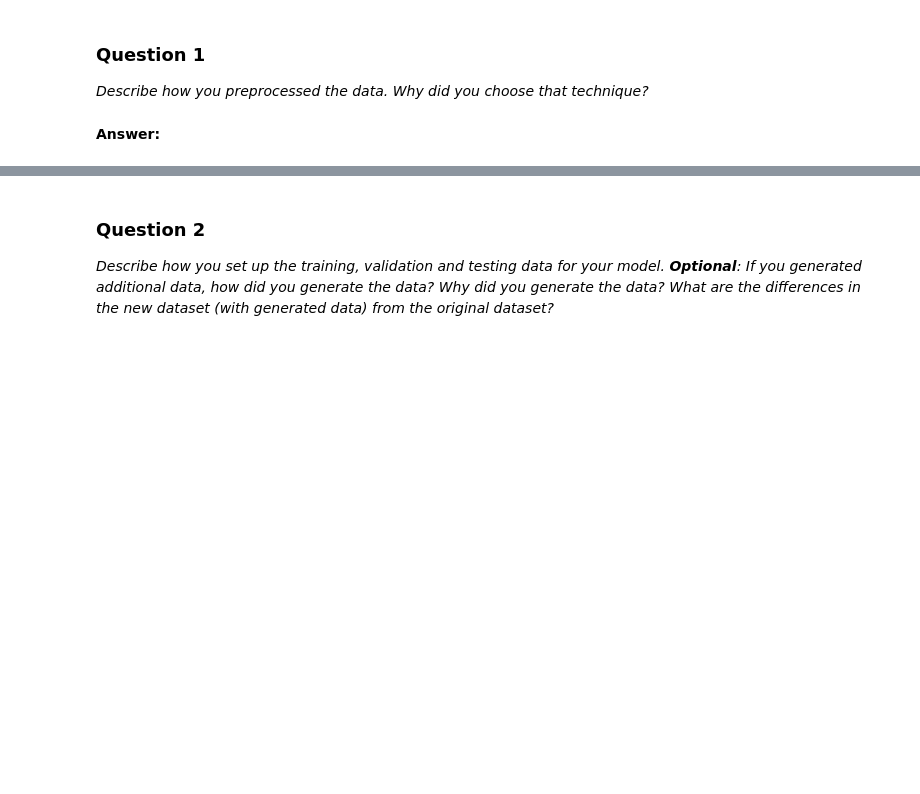
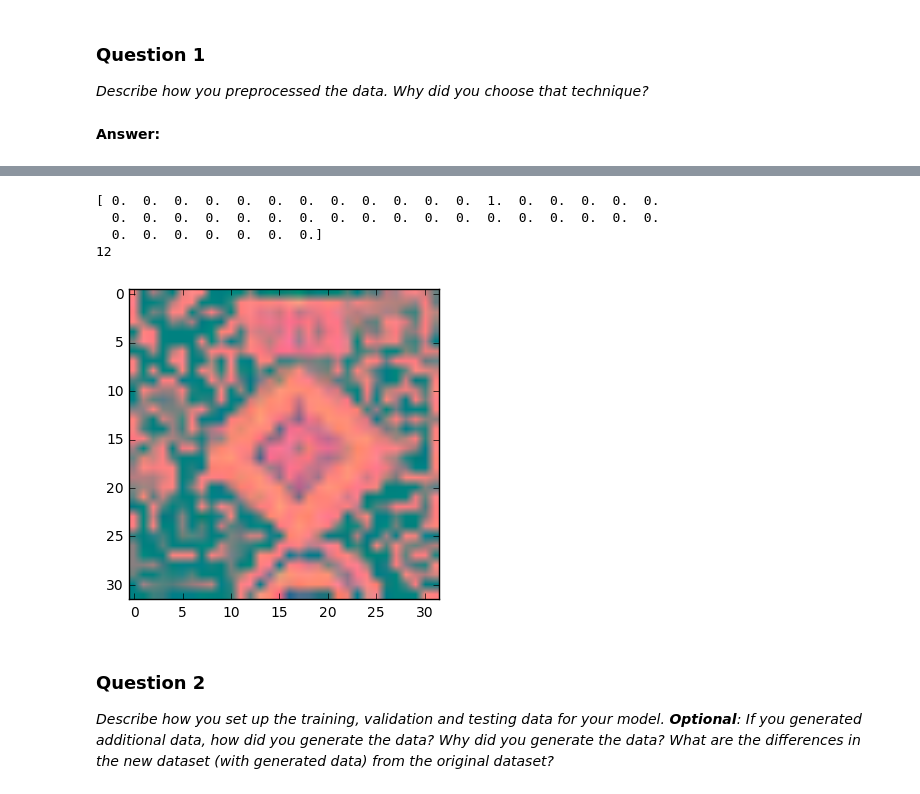
Before and after one commit to nalapati/sdc-traffic-sign-classifier, a Jupyter notebook: Traffic_Sign_Classifier.ipynb, the cells around one changed output, grey strips where cells are left out. Cells and saved outputs as stored; diff of their text form; code cells hidden in the pictures; blank space fills up the shorter version.

```diff
--- a/Traffic_Sign_Classifier.ipynb
+++ b/Traffic_Sign_Classifier.ipynb
@@ -138,31 +156,0 @@ import cv2
-# %%
-import cv2
-
-from sklearn.preprocessing import LabelBinarizer
-
-### Preprocess the data here.
-### Feel free to use as many code cells as needed.
-def pre_process(image):
-    # Convert to yuv, this lets us histogram equalize images
-    # which gets a better performance under varied lighting conditions
-    image = cv2.cvtColor(image, cv2.COLOR_BGR2YUV)
-    #image[:, :, 0] = cv2.equalizeHist(image[:,:,0])
-    # normalize images
-    return ((image-(255.0/2))/255.0)
-
-X_train_processed = np.empty(list(X_train.shape))
-X_test_processed = np.empty(list(X_test.shape))
-for index in np.arange(len(X_train)):
-    X_train_processed[index] = pre_process(X_train[index]).shape
-for index in np.arange(len(X_test)):
-    X_test_processed[index] = pre_process(X_test[index])
-
-encoder = LabelBinarizer()
-encoder.fit(y_train)
-y_train_processed = encoder.transform(y_train)
-y_test_processed = encoder.transform(y_test)
-
-y_train_processed = y_train_processed.astype(np.float32)
-y_test_processed = y_test_processed.astype(np.float32)
-
-print("Preprocessed data.")
@@ -181,3 +240,15 @@ _Describe how you preprocessed the data. Why did you choose that technique?_
+# %%
+# Sanity check dataset.
+ii = 300
+plt.imshow(((X_valid_final[ii][:, :, 0:3] * 255.0) + (255.0/2)).astype(np.uint8))
+print(y_valid_final[ii])
+print(np.argmax(y_valid_final[ii]))
+# %% [output]
+[ 0.  0.  0.  0.  0.  0.  0.  0.  0.  0.  0.  0.  1.  0.  0.  0.  0.  0.
+  0.  0.  0.  0.  0.  0.  0.  0.  0.  0.  0.  0.  0.  0.  0.  0.  0.  0.
+  0.  0.  0.  0.  0.  0.  0.]
+12
+[figure, added]
 # %% [markdown]
 ### Question 2
 
```
Also changed, not shown: parts of 28 cells of this notebook, 1 other file.
